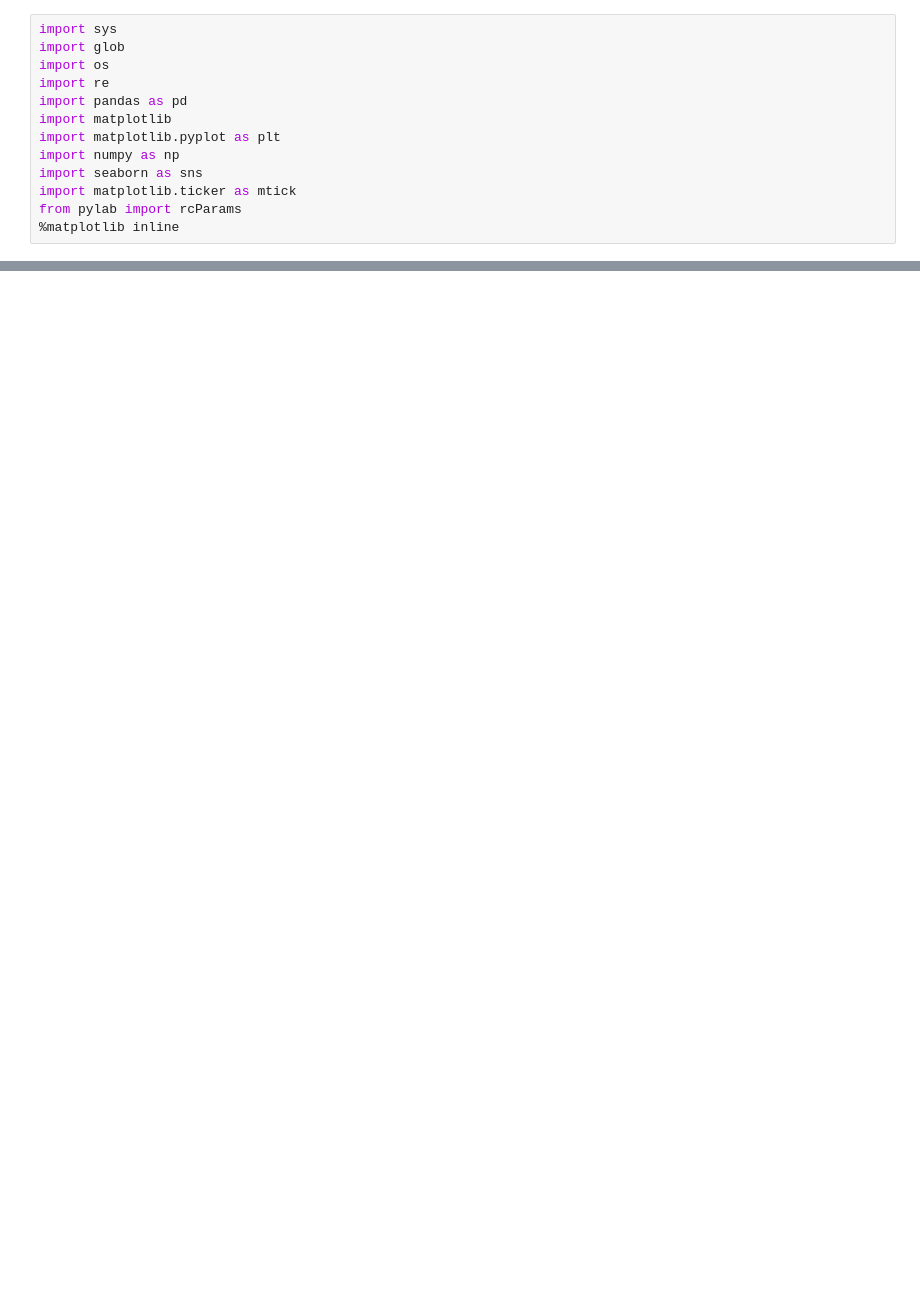
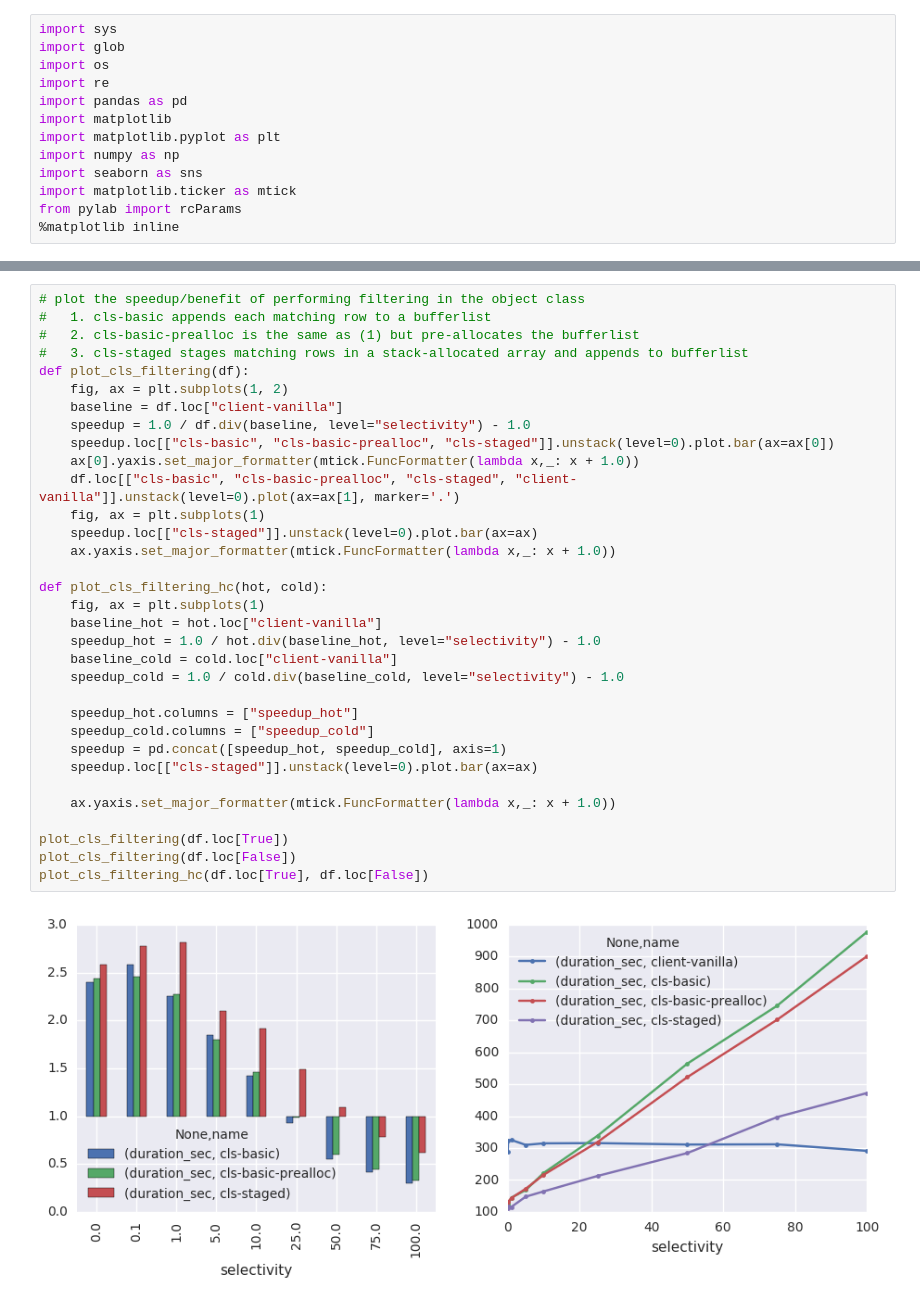
Before and after one commit to uccross/skyhookdm-ceph, a Jupyter notebook: src/progly/filtering.ipynb, the cells around one changed output, grey strips where cells are left out. Saved outputs shown, nothing was run; the diff lists cells and outputs as text; blank space fills up the shorter version.

```diff
--- a/src/progly/filtering.ipynb
+++ b/src/progly/filtering.ipynb
@@ -32,0 +44,35 @@ ax.set_ylabel("Runtime (sec)")
+# %%
+# plot the speedup/benefit of performing filtering in the object class
+#   1. cls-basic appends each matching row to a bufferlist
+#   2. cls-basic-prealloc is the same as (1) but pre-allocates the bufferlist
+#   3. cls-staged stages matching rows in a stack-allocated array and appends to bufferlist
+def plot_cls_filtering(df):
+    fig, ax = plt.subplots(1, 2)
+    baseline = df.loc["client-vanilla"]
+    speedup = 1.0 / df.div(baseline, level="selectivity") - 1.0
+    speedup.loc[["cls-basic", "cls-basic-prealloc", "cls-staged"]].unstack(level=0).plot.bar(ax=ax[0])
+    ax[0].yaxis.set_major_formatter(mtick.FuncFormatter(lambda x,_: x + 1.0))
+    df.loc[["cls-basic", "cls-basic-prealloc", "cls-staged", "client-vanilla"]].unstack(level=0).plot(ax=ax[1], marker='.')
+    fig, ax = plt.subplots(1)
+    speedup.loc[["cls-staged"]].unstack(level=0).plot.bar(ax=ax)
+    ax.yaxis.set_major_formatter(mtick.FuncFormatter(lambda x,_: x + 1.0))
+
+def plot_cls_filtering_hc(hot, cold):
+    fig, ax = plt.subplots(1)
+    baseline_hot = hot.loc["client-vanilla"]
+    speedup_hot = 1.0 / hot.div(baseline_hot, level="selectivity") - 1.0
+    baseline_cold = cold.loc["client-vanilla"]
+    speedup_cold = 1.0 / cold.div(baseline_cold, level="selectivity") - 1.0
+
+    speedup_hot.columns = ["speedup_hot"]
+    speedup_cold.columns = ["speedup_cold"]
+    speedup = pd.concat([speedup_hot, speedup_cold], axis=1)
+    speedup.loc[["cls-staged"]].unstack(level=0).plot.bar(ax=ax)
+
+    ax.yaxis.set_major_formatter(mtick.FuncFormatter(lambda x,_: x + 1.0))
+
+plot_cls_filtering(df.loc[True])
+plot_cls_filtering(df.loc[False])
+plot_cls_filtering_hc(df.loc[True], df.loc[False])
+# %% [output]
+[figure, added]
```
Also changed, not shown: parts of 10 cells of this notebook.
